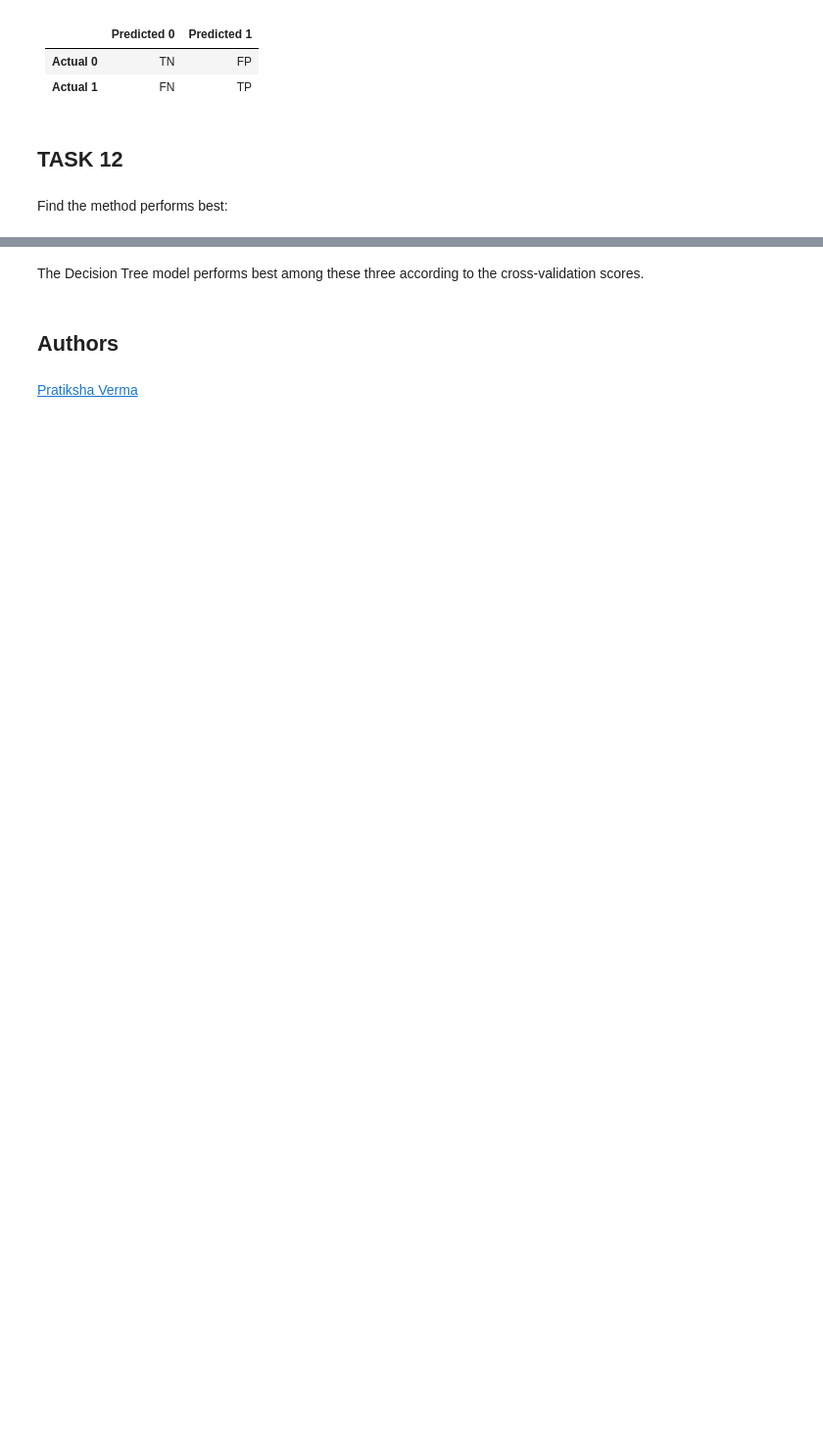
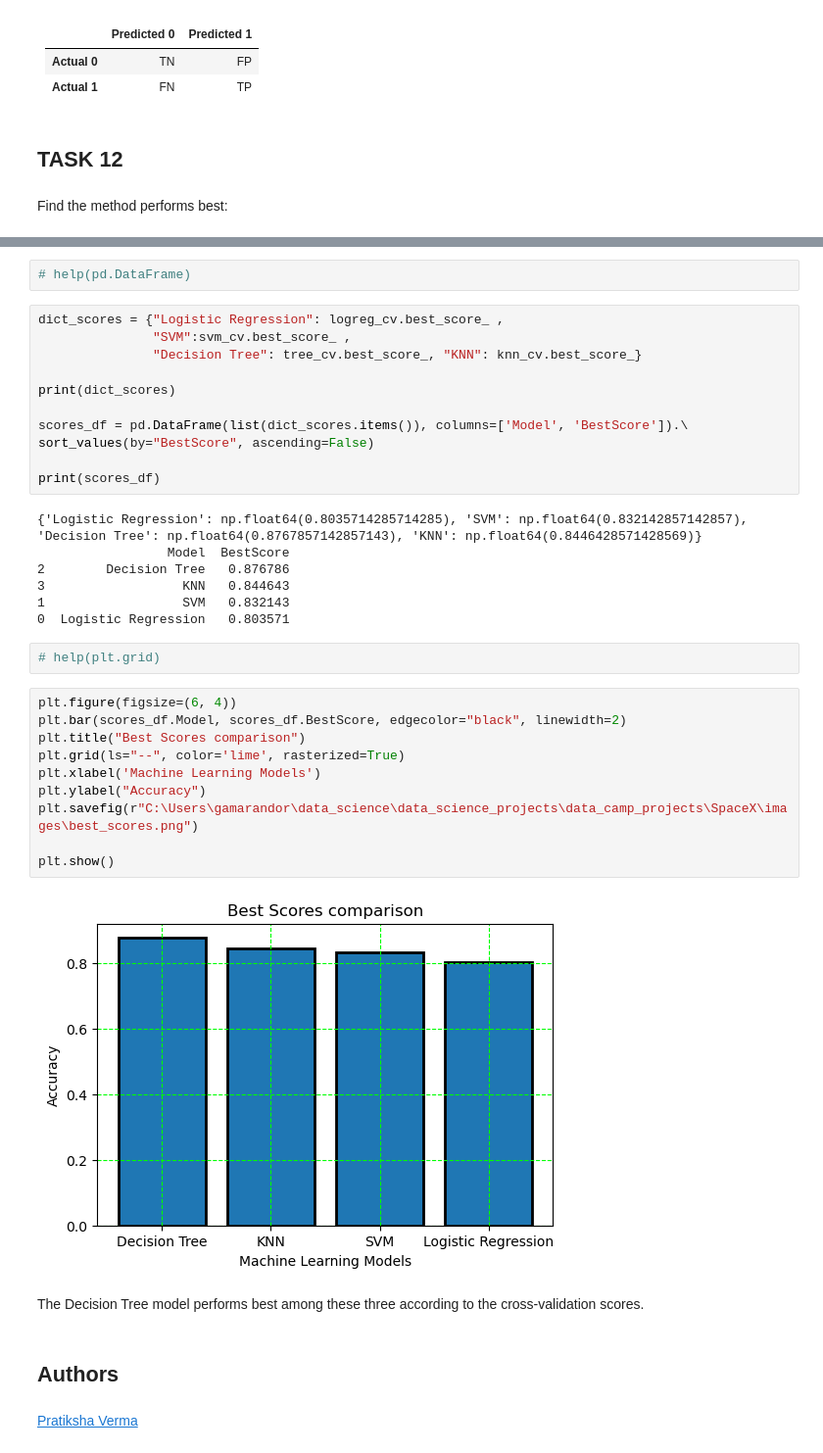
Before and after one commit to RolfChung/Interactive_Vis_SpaceX, a Jupyter notebook: SpaceX_Machine Learning Prediction_Part_5.ipynb, the cells around one changed output, grey strips where cells are left out. Shown: that part at 98% size. Drawn from its saved outputs; the diff is of its cells as text; blank space fills up the shorter version.

```diff
--- a/SpaceX_Machine Learning Prediction_Part_5.ipynb
+++ b/SpaceX_Machine Learning Prediction_Part_5.ipynb
@@ -655,3 +734,37 @@ Decision Tree best score: 0.8875
+# %%
+# help(pd.DataFrame)
+# %%
+dict_scores = {"Logistic Regression": logreg_cv.best_score_ ,
+               "SVM":svm_cv.best_score_ ,
+               "Decision Tree": tree_cv.best_score_, "KNN": knn_cv.best_score_}
+
+print(dict_scores)
+
+scores_df = pd.DataFrame(list(dict_scores.items()), columns=['Model', 'BestScore']).\
+sort_values(by="BestScore", ascending=False)
+
+print(scores_df)
+# %% [output]
+{'Logistic Regression': np.float64(0.8035714285714285), 'SVM': np.float64(0.832142857142857), 'Decision Tree': np.float64(0.8767857142857143), 'KNN': np.float64(0.8446428571428569)}
+                 Model  BestScore
+2        Decision Tree   0.876786
+3                  KNN   0.844643
+1                  SVM   0.832143
+0  Logistic Regression   0.803571
+# %%
+# help(plt.grid)
+# %%
+plt.figure(figsize=(6, 4))
+plt.bar(scores_df.Model, scores_df.BestScore, edgecolor="black", linewidth=2)
+plt.title("Best Scores comparison")
+plt.grid(ls="--", color='lime', rasterized=True)
+plt.xlabel('Machine Learning Models')
+plt.ylabel("Accuracy")
+plt.savefig(r"C:\Users\gamarandor\data_science\data_science_projects\data_camp_projects\SpaceX\images\best_scores.png")
+
+plt.show()
+# %% [output]
+[figure, added]
 # %% [markdown]
 The Decision Tree model performs best among these three according to the cross-validation scores.
 # %% [markdown]
```
Also changed, not shown: parts of 30 cells of this notebook, 44 other files.
